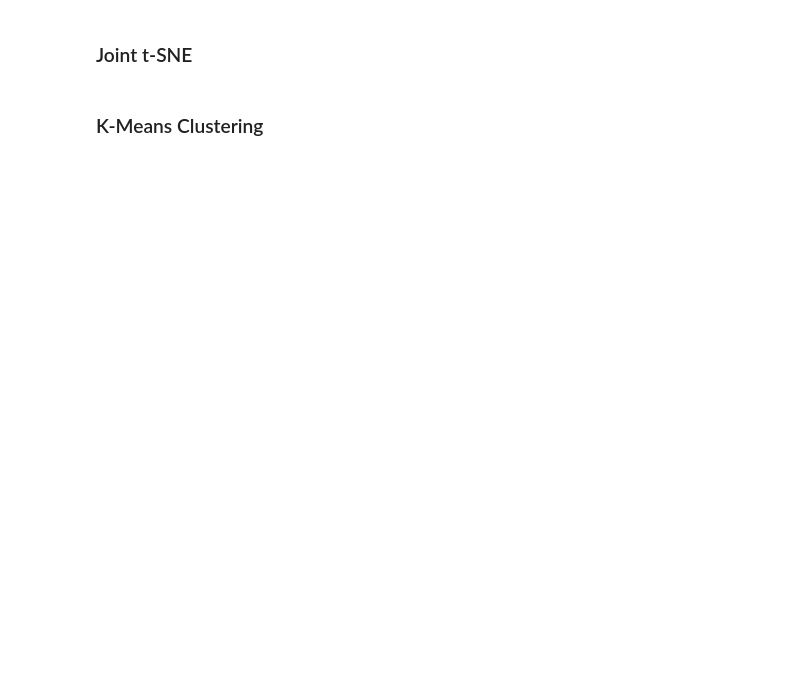
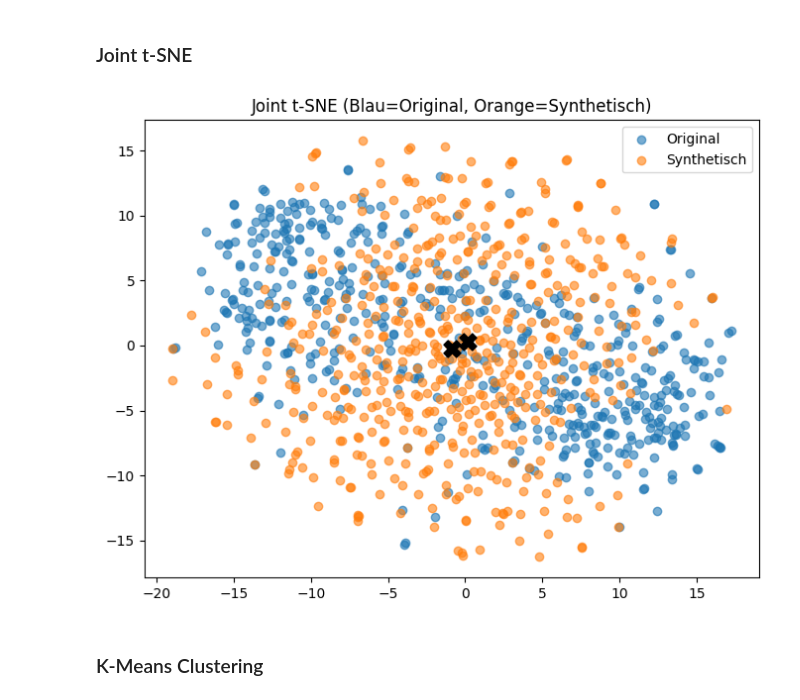
Before and after one commit to FRYEL/Bierprojekt, a Jupyter notebook: src/notebooks/visual.ipynb, the cells around one changed output. Cells and saved outputs as stored; diff of their text form; code cells hidden in the pictures; blank space fills up the shorter version.

```diff
--- a/src/notebooks/visual.ipynb
+++ b/src/notebooks/visual.ipynb
@@ -451,34 +471,36 @@ def centroide(original: pd.DataFrame,
 
     # Farben: 0 -> Blau, 1 -> Orange
     color_map = {0: '#1f77b4', 1: '#ff7f0e'}
 
     # t-SNE
     tsne_joint = TSNE(n_components=2, random_state=42).fit_transform(X_joint)
 
     # Zentroiden pro Klasse (Original/Synthetisch)
     centroids = []
     for label in np.unique(labels):
         points = tsne_joint[labels == label]
         centroid = points.mean(axis=0)
         centroids.append(centroid)
     centroids = np.array(centroids)
 
     # Plot
     plt.figure(figsize=(8, 6))
     for label in np.unique(labels):
         idx = labels == label
         plt.scatter(tsne_joint[idx, 0], tsne_joint[idx, 1],
                     c=color_map[label],
                     label="Original" if label == 0 else "Synthetisch",
                     alpha=0.6)
     plt.scatter(centroids[:, 0], centroids[:, 1],
                 c='black', marker='X', s=150)  # Zentroiden in Schwarz
     plt.title('Joint t-SNE (Blau=Original, Orange=Synthetisch)')
     plt.legend()
     plt.show()
 
 
-centroide(df_real,df_syn1)
+centroide(df_real,df_syn)
+# %% [output]
+[figure, added]
 # %% [markdown]
 ### K-Means Clustering
 # %%
```
Also changed, not shown: parts of 12 cells of this notebook, 2 other files.
